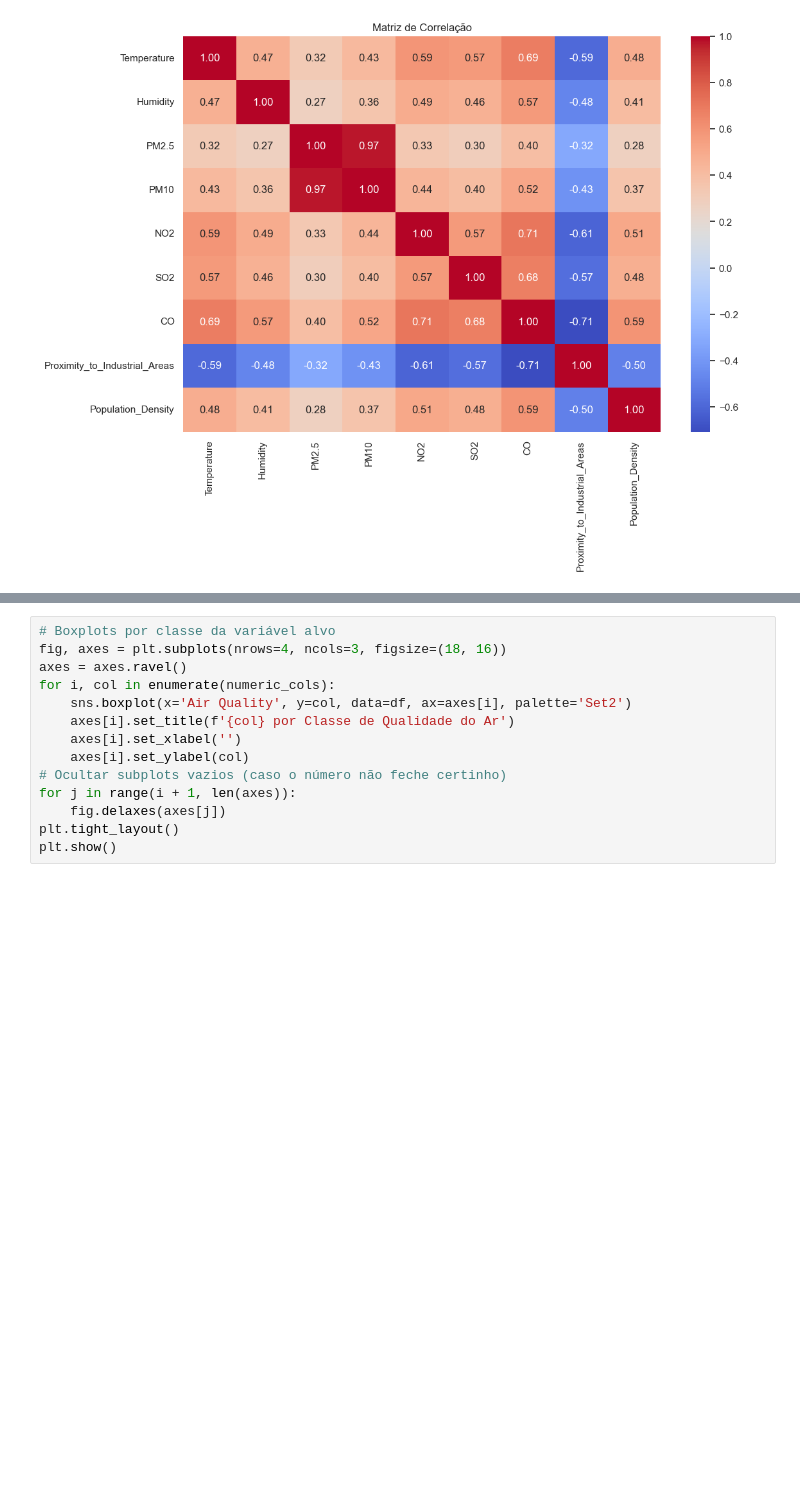
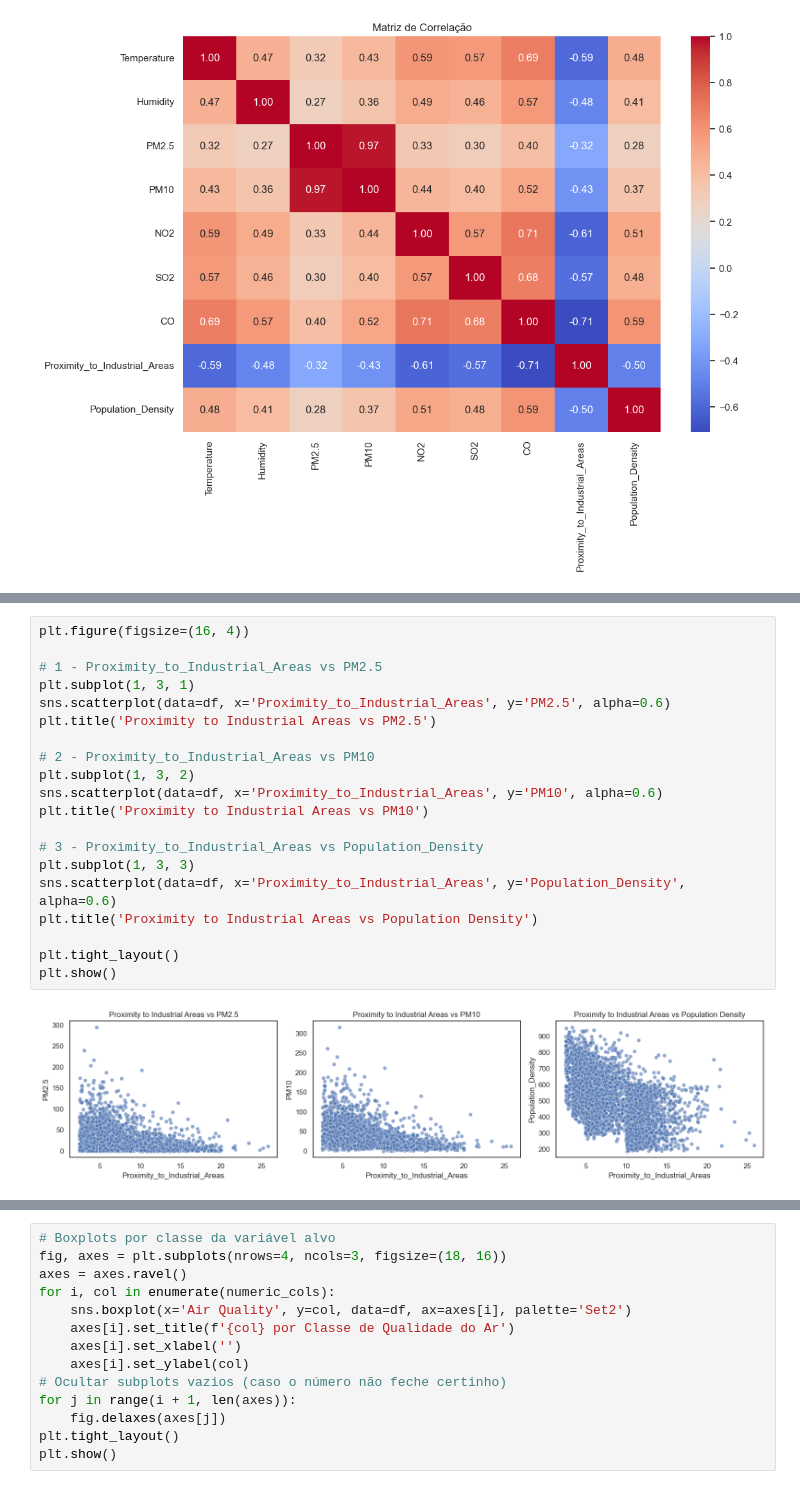
Before and after one commit to guilhermemonte31/RNA-2025.1-PP3, a Jupyter notebook: analise_exploratoria.ipynb, the cells around one changed output, grey strips where cells are left out. Cells and saved outputs as stored; diff of their text form; blank space fills up the shorter version.

```diff
--- a/analise_exploratoria.ipynb
+++ b/analise_exploratoria.ipynb
@@ -133,0 +200,22 @@ plt.show()
+# %%
+plt.figure(figsize=(16, 4))
+
+# 1 - Proximity_to_Industrial_Areas vs PM2.5
+plt.subplot(1, 3, 1)
+sns.scatterplot(data=df, x='Proximity_to_Industrial_Areas', y='PM2.5', alpha=0.6)
+plt.title('Proximity to Industrial Areas vs PM2.5')
+
+# 2 - Proximity_to_Industrial_Areas vs PM10
+plt.subplot(1, 3, 2)
+sns.scatterplot(data=df, x='Proximity_to_Industrial_Areas', y='PM10', alpha=0.6)
+plt.title('Proximity to Industrial Areas vs PM10')
+
+# 3 - Proximity_to_Industrial_Areas vs Population_Density
+plt.subplot(1, 3, 3)
+sns.scatterplot(data=df, x='Proximity_to_Industrial_Areas', y='Population_Density', alpha=0.6)
+plt.title('Proximity to Industrial Areas vs Population Density')
+
+plt.tight_layout()
+plt.show()
+# %% [output]
+[figure, added]
```
Also changed, not shown: parts of 18 cells of this notebook.
